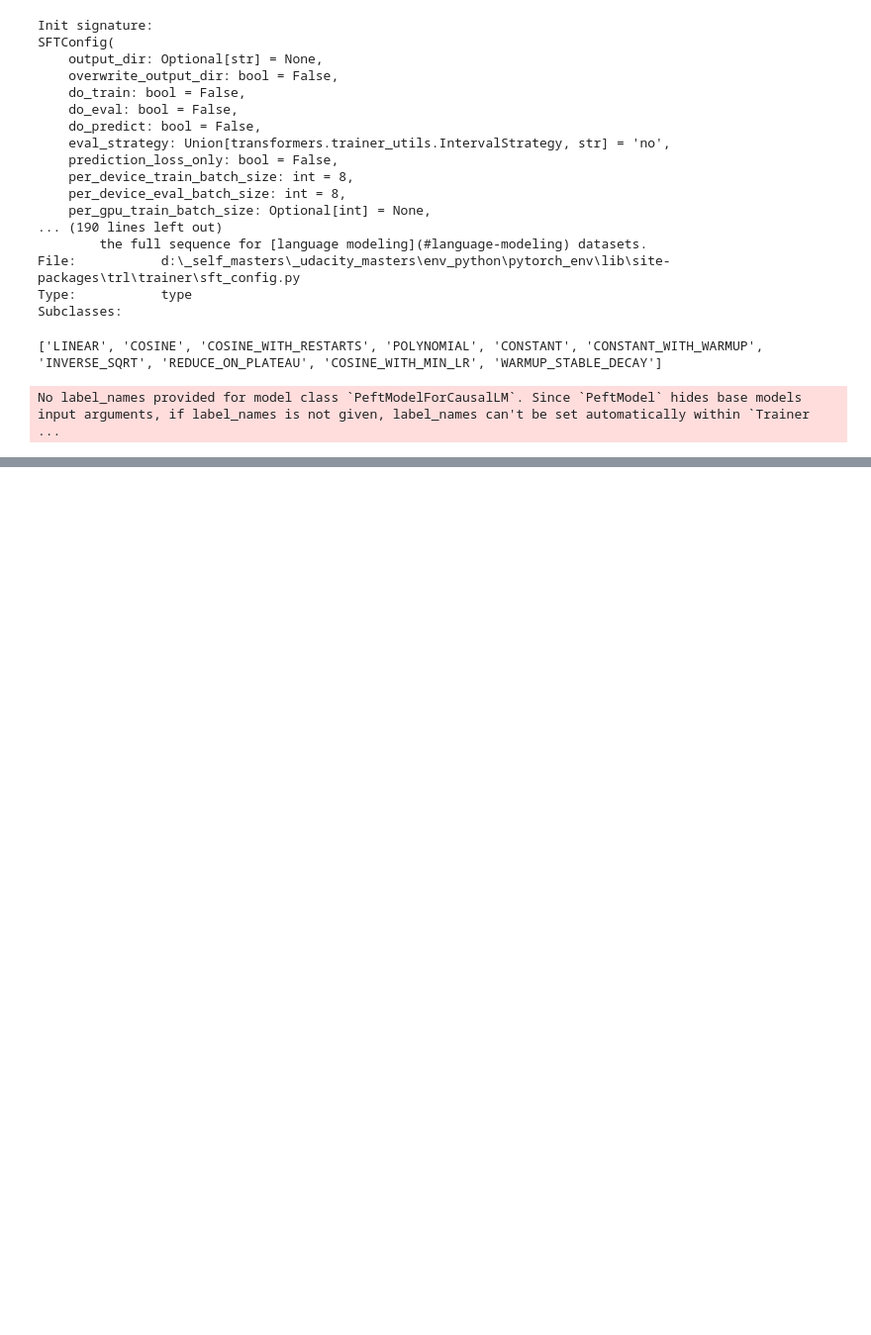
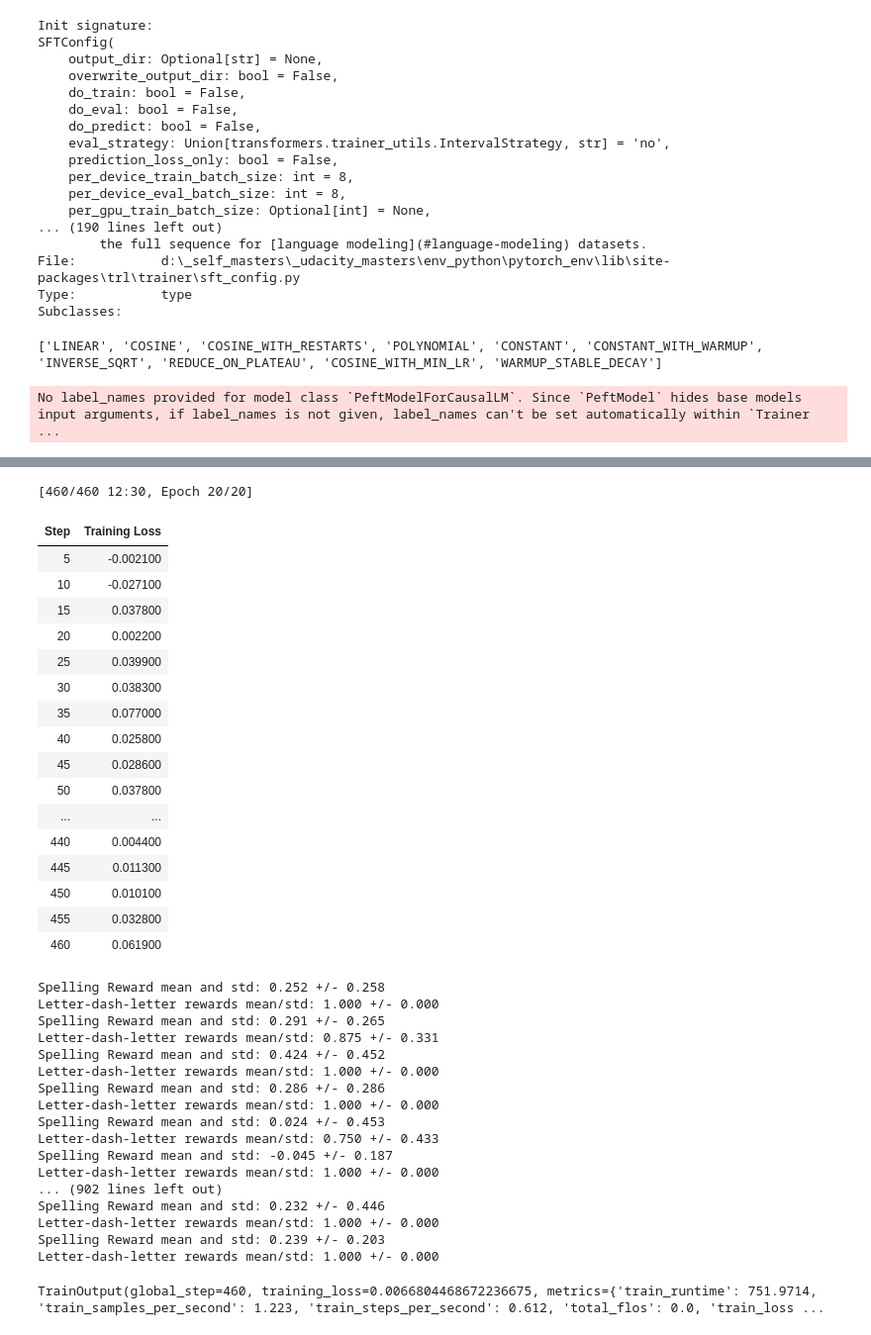
Before and after one commit to 96jhasuraj/AI, a Jupyter notebook: PEFT/train_llm_to_spell.ipynb, the cells around one changed output, grey strips where cells are left out. Shown at 99% size. Cells and saved outputs as stored; diff of their text form; code cells hidden in the pictures; blank space fills up the shorter version.

Commit message:
GRPO finetune

```diff
--- a/PEFT/train_llm_to_spell.ipynb
+++ b/PEFT/train_llm_to_spell.ipynb
@@ -321,0 +346,19 @@ I will revisit this once I learn a bit more , i think i will checkout HF's trans
+# %%
+def proportion_correct(word, proposed_spelling):
+    correct_spelling = "-".join(word).upper()
+
+    score = 0.0
+
+    max_len = max(len(correct_spelling), len(proposed_spelling))
+    proposed_spelling_padded = proposed_spelling.ljust(max_len, " ")
+    correct_spelling_padded = correct_spelling.ljust(max_len, " ")
+
+    for a, b in zip(correct_spelling_padded, proposed_spelling_padded):
+        if a == b:
+            score += 1
+        else:
+            score -= 1
+
+    return score / (
+        len(correct_spelling)
+    )
@@ -321,0 +443,22 @@ I will revisit this once I learn a bit more , i think i will checkout HF's trans
+# %%
+training_args = GRPOConfig(
+    output_dir="data/spelling-grpo",
+    max_completion_length=20,
+    logging_steps=5,
+    learning_rate=1e-5,
+    num_train_epochs=20,
+    per_device_train_batch_size=8,
+    num_generations=4,
+    lr_scheduler_type="cosine",
+    beta=0.0,
+)
+# %%
+trainer = GRPOTrainer(
+    model=model,
+    reward_funcs=[
+        reward_spelling,
+        reward_response_in_form_of_letter_dash_letter
+    ],
+    args=training_args,
+    train_dataset=ds["train"],
+)
@@ -321,0 +467,3 @@ I will revisit this once I learn a bit more , i think i will checkout HF's trans
+# %%
+trainer.train()
+# %% [output]
@@ -321,0 +472,36 @@ I will revisit this once I learn a bit more , i think i will checkout HF's trans
+[460/460 12:30, Epoch 20/20]
+| Step | Training Loss |
+| 5 | -0.002100 |
+| 10 | -0.027100 |
+| 15 | 0.037800 |
+| 20 | 0.002200 |
+| 25 | 0.039900 |
+| 30 | 0.038300 |
+| 35 | 0.077000 |
+| 40 | 0.025800 |
+| 45 | 0.028600 |
+| 50 | 0.037800 |
+| ... | ... |
+| 440 | 0.004400 |
+| 445 | 0.011300 |
+| 450 | 0.010100 |
+| 455 | 0.032800 |
+| 460 | 0.061900 |
+Spelling Reward mean and std: 0.252 +/- 0.258
+Letter-dash-letter rewards mean/std: 1.000 +/- 0.000
+Spelling Reward mean and std: 0.291 +/- 0.265
+Letter-dash-letter rewards mean/std: 0.875 +/- 0.331
+Spelling Reward mean and std: 0.424 +/- 0.452
+Letter-dash-letter rewards mean/std: 1.000 +/- 0.000
+Spelling Reward mean and std: 0.286 +/- 0.286
+Letter-dash-letter rewards mean/std: 1.000 +/- 0.000
+Spelling Reward mean and std: 0.024 +/- 0.453
+Letter-dash-letter rewards mean/std: 0.750 +/- 0.433
+Spelling Reward mean and std: -0.045 +/- 0.187
+Letter-dash-letter rewards mean/std: 1.000 +/- 0.000
+... (902 lines left out)
+Spelling Reward mean and std: 0.232 +/- 0.446
+Letter-dash-letter rewards mean/std: 1.000 +/- 0.000
+Spelling Reward mean and std: 0.239 +/- 0.203
+Letter-dash-letter rewards mean/std: 1.000 +/- 0.000
+TrainOutput(global_step=460, training_loss=0.0066804468672236675, metrics={'train_runtime': 751.9714, 'train_samples_per_second': 1.223, 'train_steps_per_second': 0.612, 'total_flos': 0.0, 'train_loss ...
```
Also changed, not shown: parts of 26 cells of this notebook, 1 other file.
